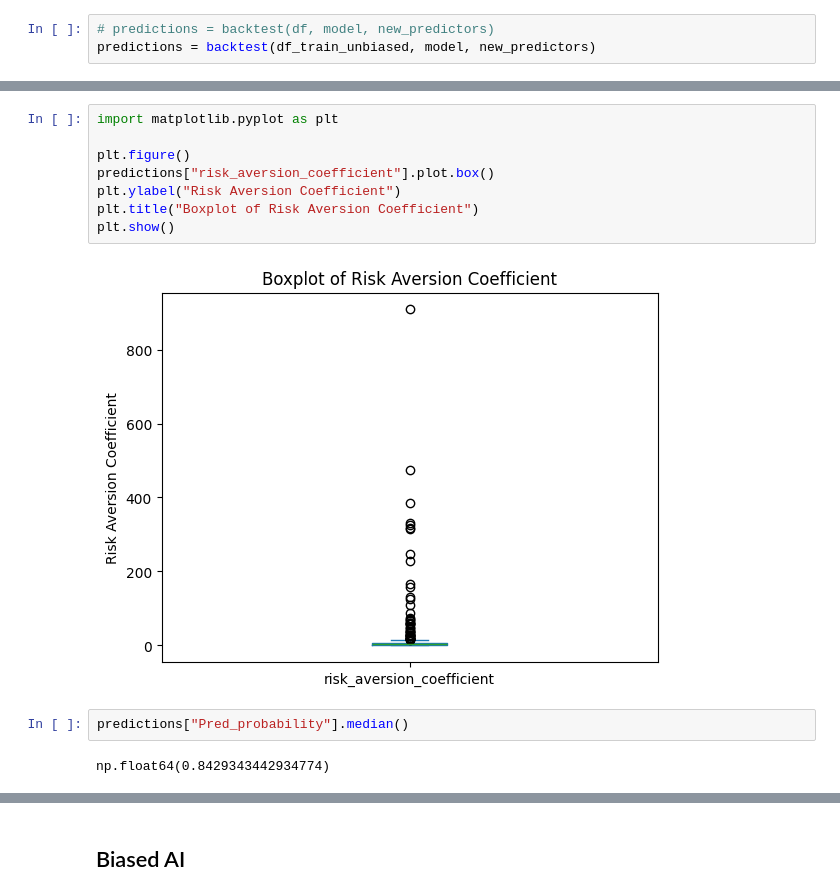
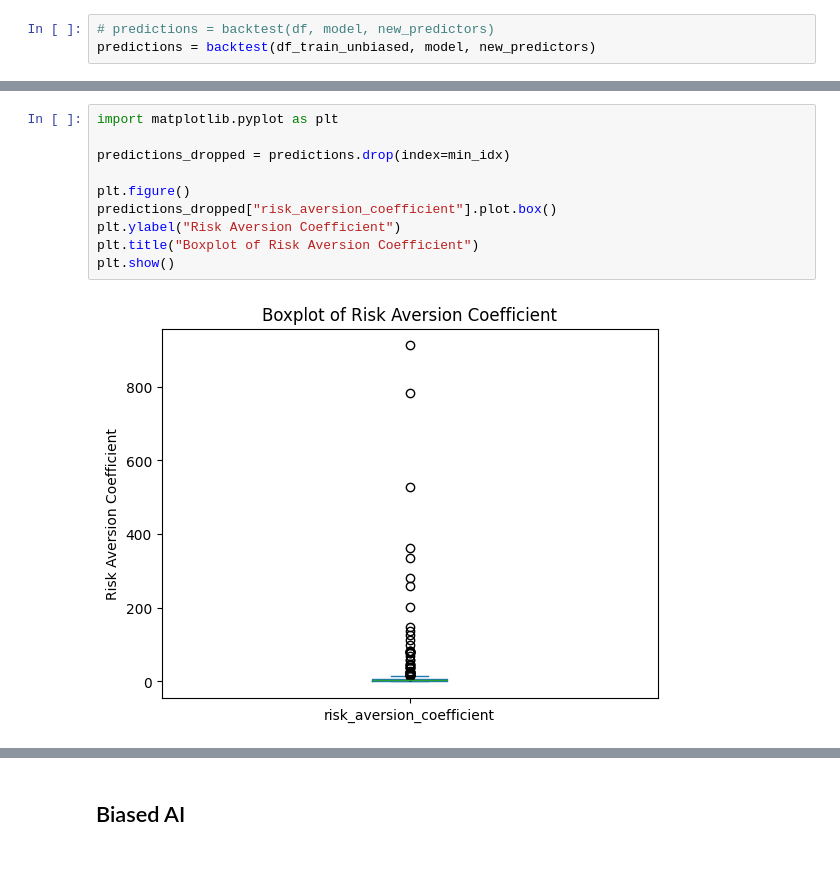
Before and after one commit to FeKapp/bachelorthesis-ai-recommendations, a Jupyter notebook: 5years_unbiased.ipynb, the cells around one changed output, grey strips where cells are left out. Drawn from its saved outputs; the diff is of its cells as text; blank space fills up the shorter version.

```diff
--- a/5years_unbiased.ipynb
+++ b/5years_unbiased.ipynb
@@ -688,14 +669,12 @@ Name: 2000-03-31 00:00:00, dtype: float64
 # %%
 import matplotlib.pyplot as plt
 
+predictions_dropped = predictions.drop(index=min_idx)
+
 plt.figure()
-predictions["risk_aversion_coefficient"].plot.box()
+predictions_dropped["risk_aversion_coefficient"].plot.box()
 plt.ylabel("Risk Aversion Coefficient")
 plt.title("Boxplot of Risk Aversion Coefficient")
 plt.show()
 # %% [output]
-[figure, old version]
+[figure, new version]
-# %%
-predictions["Pred_probability"].median()
-# %% [output]
-np.float64(0.8429343442934774)
```
Also changed, not shown: parts of 46 cells of this notebook, 1 other file.
